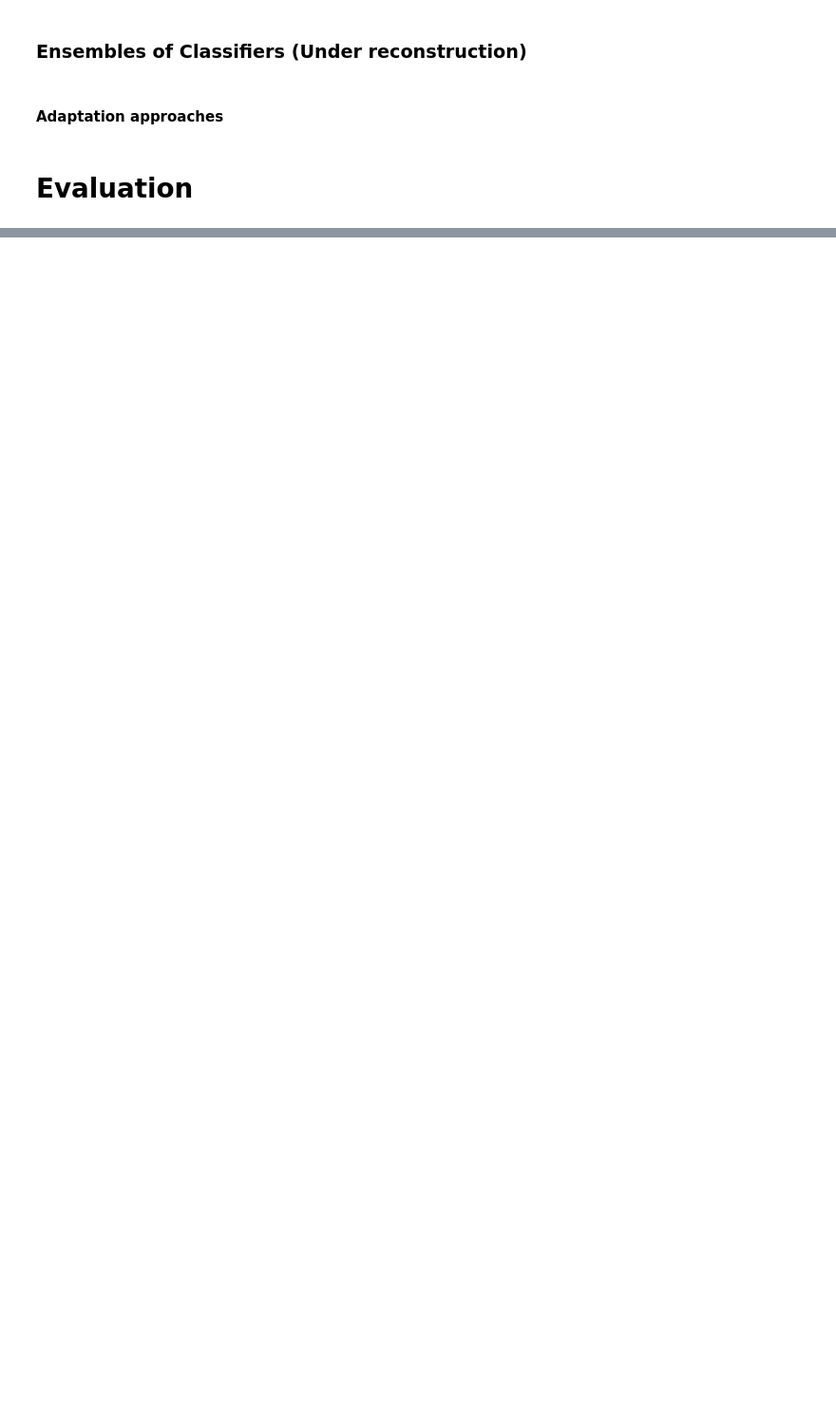
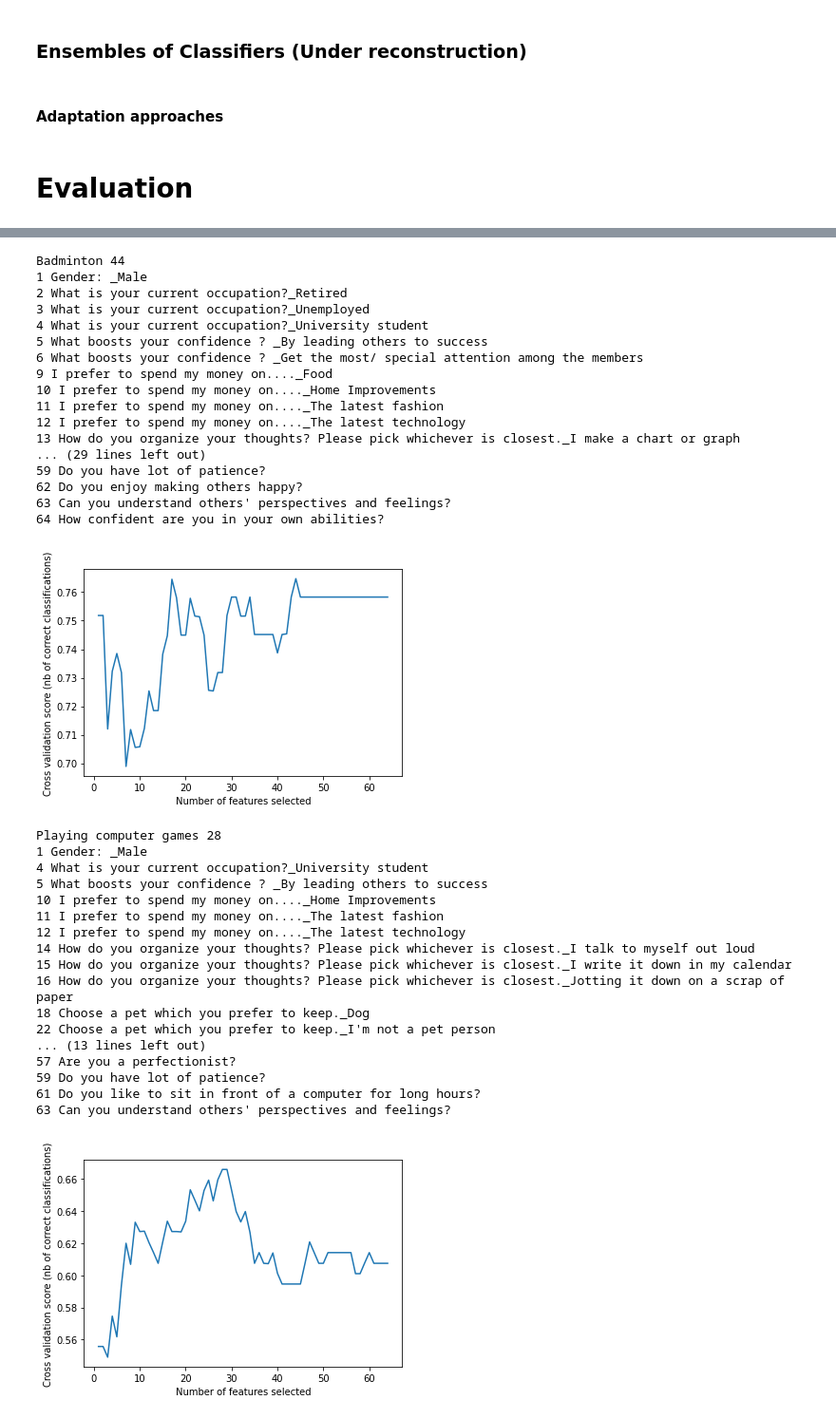
Before and after one commit to Shuhxian/Self_Love_App, a Jupyter notebook: Machine_Learning.ipynb, the cells around one changed output, grey strips where cells are left out. Shown at 95% size. Cells and saved outputs as stored; diff of their text form; code cells hidden in the pictures; blank space fills up the shorter version.

Commit message:
updated feature selection section with rfe and chi2

```diff
--- a/Machine_Learning.ipynb
+++ b/Machine_Learning.ipynb
@@ -301,0 +508,66 @@ Classifier_Chain_Ridge 0.26737967914438504
+# %%
+scoring = 'f1_micro'
+min_features_to_select=1
+rfecv_by_class = []
+
+for i in range(y_train.shape[1]):
+  model = LogisticRegression()
+  rfecv = RFECV(model, step=1, cv=5, min_features_to_select=min_features_to_select, scoring=scoring)
+  rfecv.fit(x_train, y_train[:,i])
+  rfecv_by_class.append(rfecv.ranking_)
+  print(y.columns[i], rfecv.n_features_)
+  for i in range(len(x.columns)):
+    if rfecv.support_[i]:
+      print(i+1, x.columns[i])
+
+# pipeline = Pipeline(steps=[('s',rfe),('m',model)])
+# selected_features = np.mean(selected_features, axis=0)
+# print("Optimal number of features : %d" % rfecv.n_features_)
+
+# Plot number of features VS. cross-validation scores
+  plt.figure()
+  plt.xlabel("Number of features selected")
+  plt.ylabel("Cross validation score (nb of correct classifications)")
+  plt.plot(range(min_features_to_select,
+                len(rfecv.grid_scores_) + min_features_to_select),
+          rfecv.grid_scores_)
+  plt.show()
+
+rfecv_by_class = np.array(rfecv_by_class)
+# %% [output]
+Badminton 44
+1 Gender: _Male
+2 What is your current occupation?_Retired
+3 What is your current occupation?_Unemployed
+4 What is your current occupation?_University student
+5 What boosts your confidence ? _By leading others to success
+6 What boosts your confidence ? _Get the most/ special attention among the members
+9 I prefer to spend my money on...._Food
+10 I prefer to spend my money on...._Home Improvements
+11 I prefer to spend my money on...._The latest fashion
+12 I prefer to spend my money on...._The latest technology
+13 How do you organize your thoughts? Please pick whichever is closest._I make a chart or graph
+... (29 lines left out)
+59 Do you have lot of patience?
+62 Do you enjoy making others happy?
+63 Can you understand others' perspectives and feelings?
+64 How confident are you in your own abilities?
+[figure, added]
+Playing computer games 28
+1 Gender: _Male
+4 What is your current occupation?_University student
+5 What boosts your confidence ? _By leading others to success
+10 I prefer to spend my money on...._Home Improvements
+11 I prefer to spend my money on...._The latest fashion
+12 I prefer to spend my money on...._The latest technology
+14 How do you organize your thoughts? Please pick whichever is closest._I talk to myself out loud
+15 How do you organize your thoughts? Please pick whichever is closest._I write it down in my calendar
+16 How do you organize your thoughts? Please pick whichever is closest._Jotting it down on a scrap of paper
+18 Choose a pet which you prefer to keep._Dog
+22 Choose a pet which you prefer to keep._I'm not a pet person
+... (13 lines left out)
+57 Are you a perfectionist?
+59 Do you have lot of patience?
+61 Do you like to sit in front of a computer for long hours?
+63 Can you understand others' perspectives and feelings?
+[figure, added]
```
Also changed, not shown: parts of 32 cells of this notebook.
